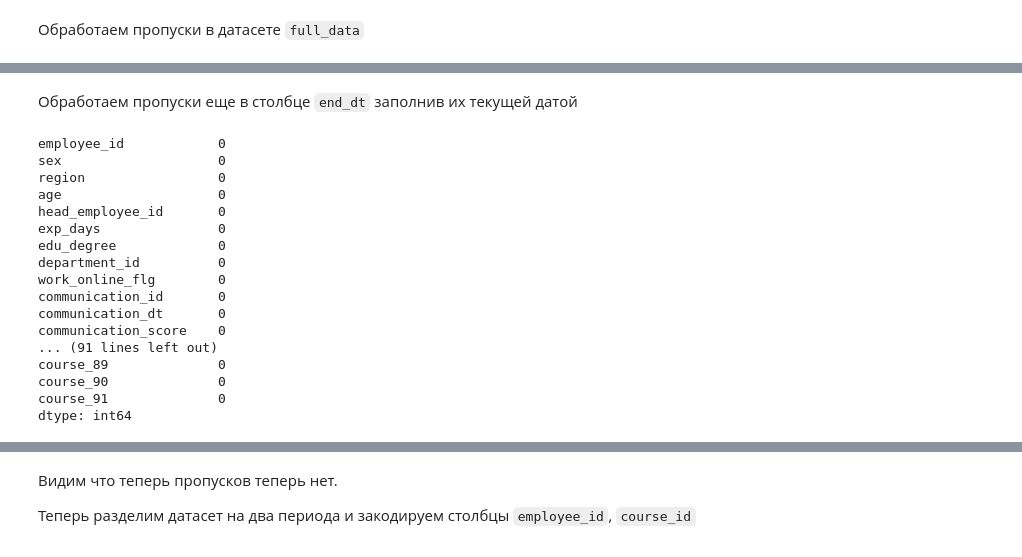
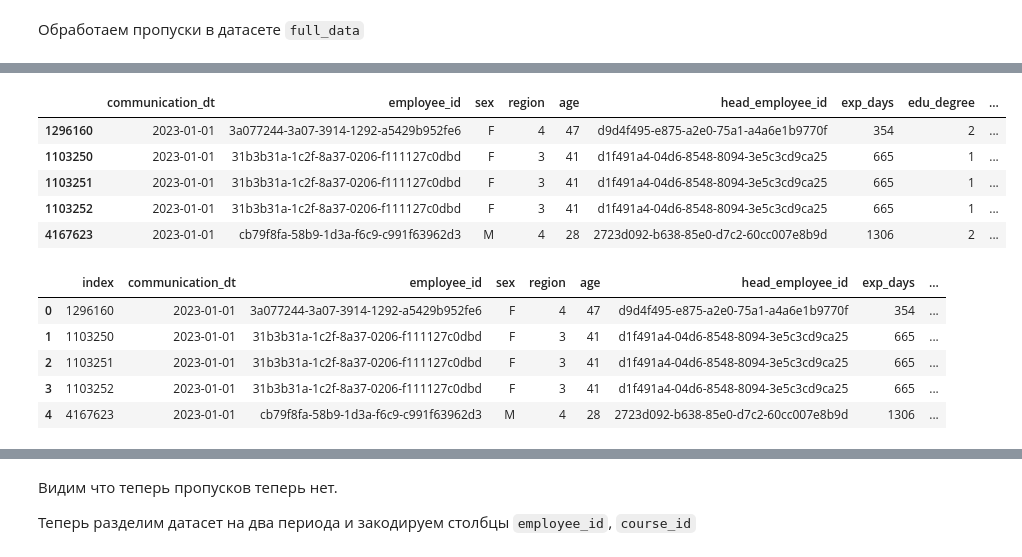
Before and after one commit to Bjorik23/peskipiksi_pesternomi, a Jupyter notebook: mipt_hakaton_2024_tinkoff/create_models/create_models_torch_v2.ipynb, the cells around one changed output, grey strips where cells are left out. Saved outputs shown, nothing was run; the diff lists cells and outputs as text; code cells hidden in the pictures.

```diff
--- a/mipt_hakaton_2024_tinkoff/create_models/create_models_torch_v2.ipynb
+++ b/mipt_hakaton_2024_tinkoff/create_models/create_models_torch_v2.ipynb
@@ -209,3 +203,6 @@ None
+# %%
+# Сброс индекса для возвращения к исходному формату
+full_data.reset_index(inplace=True)
 # %%
-# Отсортируем данные
-full_data_sorted = full_data.sort_values(by=['communication_dt'])
+# Сортировка данных по дате коммуникации
+full_data.sort_values(by=['communication_dt'], inplace=True)
@@ -236,2 +208,0 @@ dtype: int64
-# %% [markdown]
-Обработаем пропуски еще в столбце `end_dt` заполнив их текущей датой
@@ -241,27 +209,17 @@ full_data_sorted = full_data_sorted.reset_index(drop=True)
-# %%
-# Важно убедиться, что это логично для вашей задачи
-current_date = pd.Timestamp('today')
-
-# Если end_dt должно указывать на продолжающееся обучение, можно использовать текущую дату
-full_data_sorted['end_dt'].fillna(current_date, inplace=True)
-
-# Вывод количества пропущенных значений после обработки
-display(full_data_sorted.isna().sum())
-# %% [output]
-employee_id            0
-sex                    0
-region                 0
-age                    0
-head_employee_id       0
-exp_days               0
-edu_degree             0
-department_id          0
-work_online_flg        0
-communication_id       0
-communication_dt       0
-communication_score    0
-... (91 lines left out)
-course_89              0
-course_90              0
-course_91              0
-dtype: int64
+# %%
+# Расчет изменения и сохранение в новый столбец
+full_data['communication_score_change'] = full_data['communication_score_after'] - full_data['communication_score_before']
+# %%
+# Добавляем столбцы с годом, месяцем и днем
+full_data['year'] = full_data['communication_dt'].dt.year
+full_data['month'] = full_data['communication_dt'].dt.month
+full_data['day'] = full_data['communication_dt'].dt.day
+# %%
+full_data.head()
+# %% [output]
+|  | communication_dt | employee_id | sex | region | age | head_employee_id | exp_days | edu_degree | ... |
+| 1296160 | 2023-01-01 | 3a077244-3a07-3914-1292-a5429b952fe6 | F | 4 | 47 | d9d4f495-e875-a2e0-75a1-a4a6e1b9770f | 354 | 2 | ... |
+| 1103250 | 2023-01-01 | 31b3b31a-1c2f-8a37-0206-f111127c0dbd | F | 3 | 41 | d1f491a4-04d6-8548-8094-3e5c3cd9ca25 | 665 | 1 | ... |
+| 1103251 | 2023-01-01 | 31b3b31a-1c2f-8a37-0206-f111127c0dbd | F | 3 | 41 | d1f491a4-04d6-8548-8094-3e5c3cd9ca25 | 665 | 1 | ... |
+| 1103252 | 2023-01-01 | 31b3b31a-1c2f-8a37-0206-f111127c0dbd | F | 3 | 41 | d1f491a4-04d6-8548-8094-3e5c3cd9ca25 | 665 | 1 | ... |
+| 4167623 | 2023-01-01 | cb79f8fa-58b9-1d3a-f6c9-c991f63962d3 | M | 4 | 28 | 2723d092-b638-85e0-d7c2-60cc007e8b9d | 1306 | 2 | ... |
@@ -267,0 +229,9 @@ dtype: int64
+# %%
+full_data.head()
+# %% [output]
+|  | index | communication_dt | employee_id | sex | region | age | head_employee_id | exp_days | ... |
+| 0 | 1296160 | 2023-01-01 | 3a077244-3a07-3914-1292-a5429b952fe6 | F | 4 | 47 | d9d4f495-e875-a2e0-75a1-a4a6e1b9770f | 354 | ... |
+| 1 | 1103250 | 2023-01-01 | 31b3b31a-1c2f-8a37-0206-f111127c0dbd | F | 3 | 41 | d1f491a4-04d6-8548-8094-3e5c3cd9ca25 | 665 | ... |
+| 2 | 1103251 | 2023-01-01 | 31b3b31a-1c2f-8a37-0206-f111127c0dbd | F | 3 | 41 | d1f491a4-04d6-8548-8094-3e5c3cd9ca25 | 665 | ... |
+| 3 | 1103252 | 2023-01-01 | 31b3b31a-1c2f-8a37-0206-f111127c0dbd | F | 3 | 41 | d1f491a4-04d6-8548-8094-3e5c3cd9ca25 | 665 | ... |
+| 4 | 4167623 | 2023-01-01 | cb79f8fa-58b9-1d3a-f6c9-c991f63962d3 | M | 4 | 28 | 2723d092-b638-85e0-d7c2-60cc007e8b9d | 1306 | ... |
```
Also changed, not shown: parts of 78 cells of this notebook, 4 other files.
